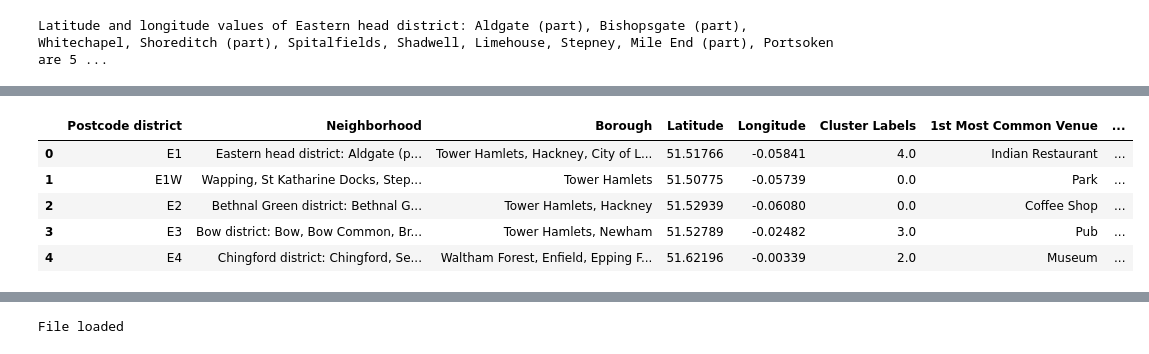
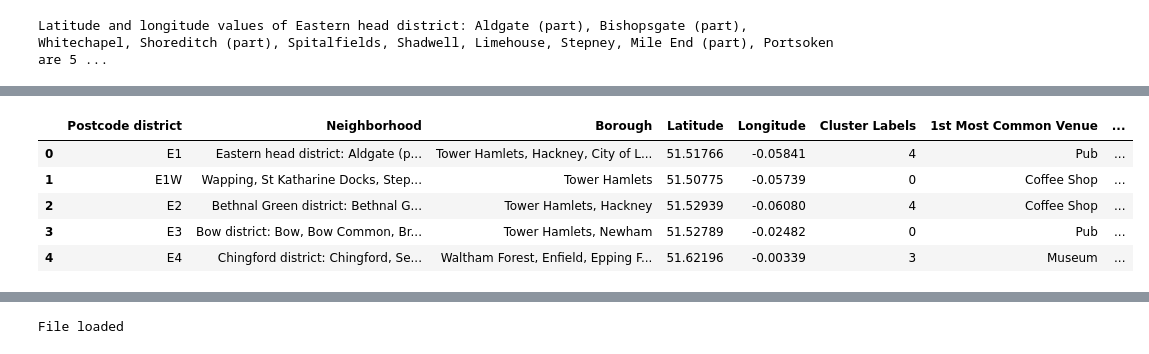
Before and after one commit to nb970/data-science-capstone-nb970, a Jupyter notebook: New York and London comparison.ipynb, the cells around one changed output, grey strips where cells are left out. Cells and saved outputs as stored; diff of their text form; code cells hidden in the pictures.

```diff
--- a/New York and London comparison.ipynb
+++ b/New York and London comparison.ipynb
@@ -416,7 +421,7 @@ London_df[0:30]
 # %%
 London_df.reset_index(inplace = True)
 # %%
-map_london = folium.Map(location=[latitude, longitude], zoom_start=10)
+map_london = folium.Map(location=[london_latitude, london_longitude], zoom_start=10)
 
 for lat, lng, borough, neighborhood in zip(London_df['Latitude'], London_df['Longitude'], London_df['Borough'], London_df['Neighborhood']):
     label = '{}, {}'.format(neighborhood, borough)
@@ -437,7 +442,7 @@ map_london
 # %%
 CLIENT_ID = 'J4II500DLSI0NCTUXHWQDW5BPHWZ2H24YWYERVAB2XVHTWPS' # your Foursquare ID
 CLIENT_SECRET = 'OVLUE44I4GIFHOXLC5F2MF24LEAIS1VX0IVRXTGWTOUIKAY1' # your Foursquare Secret
-VERSION = '20180605' # Foursquare API version
+VERSION = '20200711' # Foursquare API version
 
 print('Your credentails:')
 print('CLIENT_ID: ' + CLIENT_ID)
@@ -462,8 +467,9 @@ print('Latitude and longitude values of {} are {}, {}.'.format(neighborhood_name
 # %% [output]
 Latitude and longitude values of Eastern head district: Aldgate (part), Bishopsgate (part), Whitechapel, Shoreditch (part), Spitalfields, Shadwell, Limehouse, Stepney, Mile End (part), Portsoken are 5 ...
 # %%
+import requests
 radius = 500
 LIMIT = 100
-url = 'https://api.foursquare.com/v2/venues/explore?client_id={}&client_secret={}&ll={},{}&v={}&radius={}&limit={}'.format(CLIENT_ID, CLIENT_SECRET, neighborhood_latitude, neighborhood_longitude, VERSION, radius, LIMIT)
-url
+london_url = 'https://api.foursquare.com/v2/venues/explore?client_id={}&client_secret={}&ll={},{}&v={}&radius={}&limit={}'.format(CLIENT_ID, CLIENT_SECRET, london_latitude, london_longitude, VERSION, radius, LIMIT)
+london_url
 # %% [output]
@@ -471,4 +477,4 @@ url
 # %%
-results = requests.get(url).json()
+results = requests.get(london_url).json()
 results
 # %% [output]
@@ -742,15 +755,15 @@ array([4, 0, 0, 4, 0, 0, 4, 4, 3, 0], dtype=int32)
 # %%
-neighborhoods_venues_sorted.insert(0, 'Cluster Labels', kmeans.labels_)
+london_neighborhoods_venues_sorted.insert(0, 'Cluster Labels', kmeans.labels_)
 
 london_merged = London_df
 
-london_merged = london_merged.join(neighborhoods_venues_sorted.set_index('Neighborhood'), on = 'Neighborhood')
+london_merged = london_merged.join(london_neighborhoods_venues_sorted.set_index('Neighborhood'), on = 'Neighborhood')
 
 london_merged.head()
 # %% [output]
 |  | Postcode district | Neighborhood | Borough | Latitude | Longitude | Cluster Labels | 1st Most Common Venue | ... |
-| 0 | E1 | Eastern head district: Aldgate (p... | Tower Hamlets, Hackney, City of L... | 51.51766 | -0.05841 | 4.0 | Indian Restaurant | ... |
-| 1 | E1W | Wapping, St Katharine Docks, Step... | Tower Hamlets | 51.50775 | -0.05739 | 0.0 | Park | ... |
-| 2 | E2 | Bethnal Green district: Bethnal G... | Tower Hamlets, Hackney | 51.52939 | -0.06080 | 0.0 | Coffee Shop | ... |
-| 3 | E3 | Bow district: Bow, Bow Common, Br... | Tower Hamlets, Newham | 51.52789 | -0.02482 | 3.0 | Pub | ... |
-| 4 | E4 | Chingford district: Chingford, Se... | Waltham Forest, Enfield, Epping F... | 51.62196 | -0.00339 | 2.0 | Museum | ... |
+| 0 | E1 | Eastern head district: Aldgate (p... | Tower Hamlets, Hackney, City of L... | 51.51766 | -0.05841 | 4 | Pub | ... |
+| 1 | E1W | Wapping, St Katharine Docks, Step... | Tower Hamlets | 51.50775 | -0.05739 | 0 | Coffee Shop | ... |
+| 2 | E2 | Bethnal Green district: Bethnal G... | Tower Hamlets, Hackney | 51.52939 | -0.06080 | 4 | Coffee Shop | ... |
+| 3 | E3 | Bow district: Bow, Bow Common, Br... | Tower Hamlets, Newham | 51.52789 | -0.02482 | 0 | Pub | ... |
+| 4 | E4 | Chingford district: Chingford, Se... | Waltham Forest, Enfield, Epping F... | 51.62196 | -0.00339 | 3 | Museum | ... |
```
Also changed, not shown: parts of 74 cells of this notebook.
